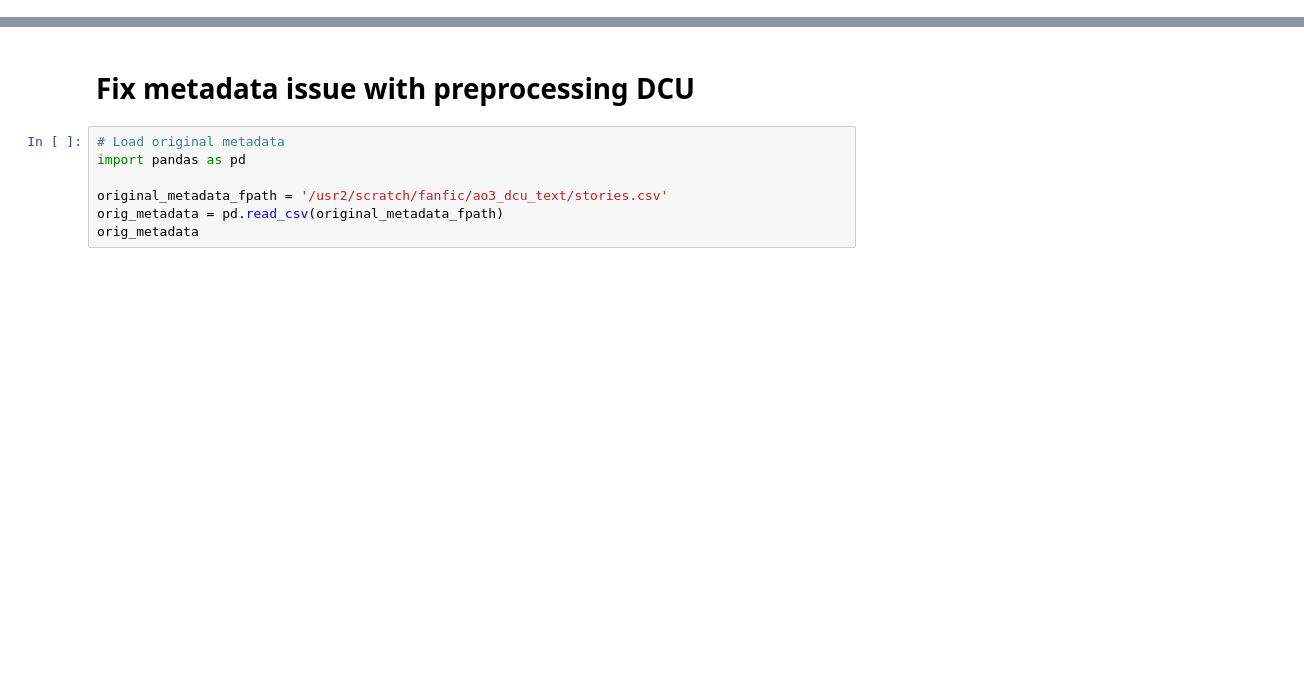
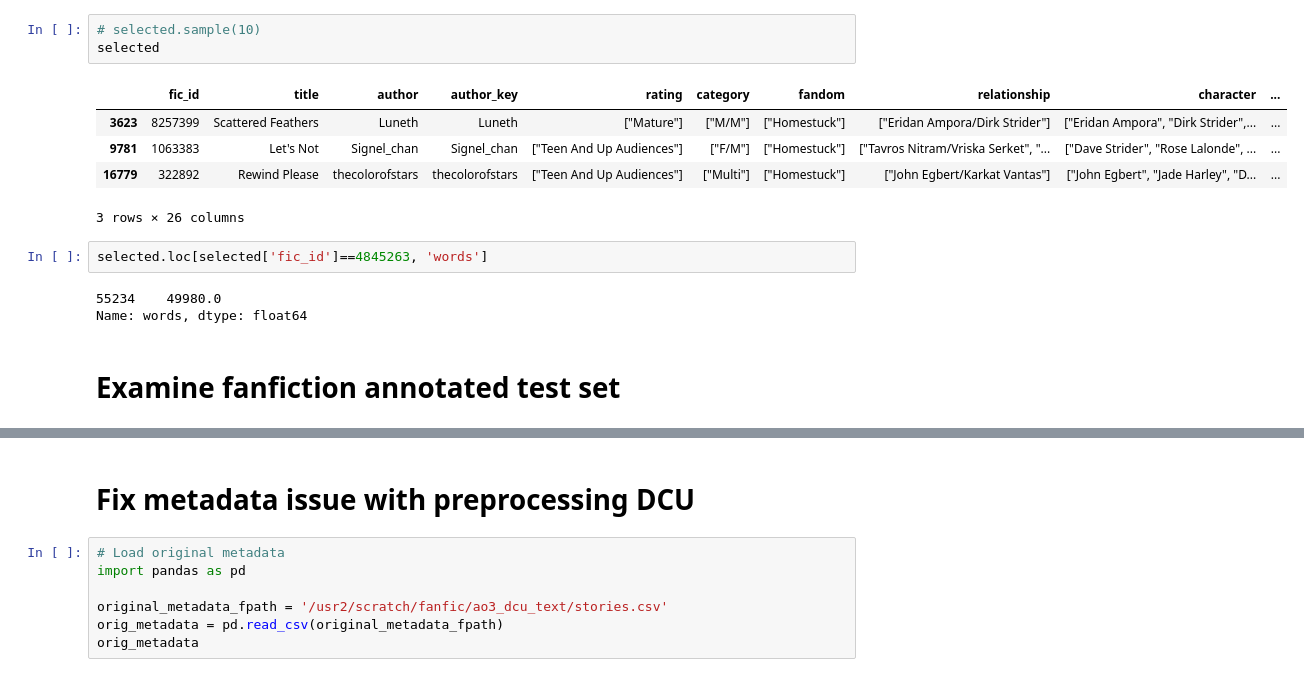
Before and after one commit to michaelmilleryoder/fanfiction-scripts, a Jupyter notebook: jupyter/fanfiction_data.ipynb, the cells around one changed output, grey strips where cells are left out. Cells and saved outputs as stored; diff of their text form; blank space fills up the shorter version.

```diff
--- a/jupyter/fanfiction_data.ipynb
+++ b/jupyter/fanfiction_data.ipynb
@@ -0,0 +104,16 @@
+# %%
+# selected.sample(10)
+selected
+# %% [output]
+|  | fic_id | title | author | author_key | rating | category | fandom | relationship | character | ... |
+| 3623 | 8257399 | Scattered Feathers | Luneth | Luneth | ["Mature"] | ["M/M"] | ["Homestuck"] | ["Eridan Ampora/Dirk Strider"] | ["Eridan Ampora", "Dirk Strider",... | ... |
+| 9781 | 1063383 | Let's Not | Signel_chan | Signel_chan | ["Teen And Up Audiences"] | ["F/M"] | ["Homestuck"] | ["Tavros Nitram/Vriska Serket", "... | ["Dave Strider", "Rose Lalonde", ... | ... |
+| 16779 | 322892 | Rewind Please | thecolorofstars | thecolorofstars | ["Teen And Up Audiences"] | ["Multi"] | ["Homestuck"] | ["John Egbert/Karkat Vantas"] | ["John Egbert", "Jade Harley", "D... | ... |
+3 rows × 26 columns
+# %%
+selected.loc[selected['fic_id']==4845263, 'words']
+# %% [output]
+55234    49980.0
+Name: words, dtype: float64
+# %% [markdown]
+# Examine fanfiction annotated test set
```
Also changed, not shown: parts of 14 cells of this notebook, 5 other files.
